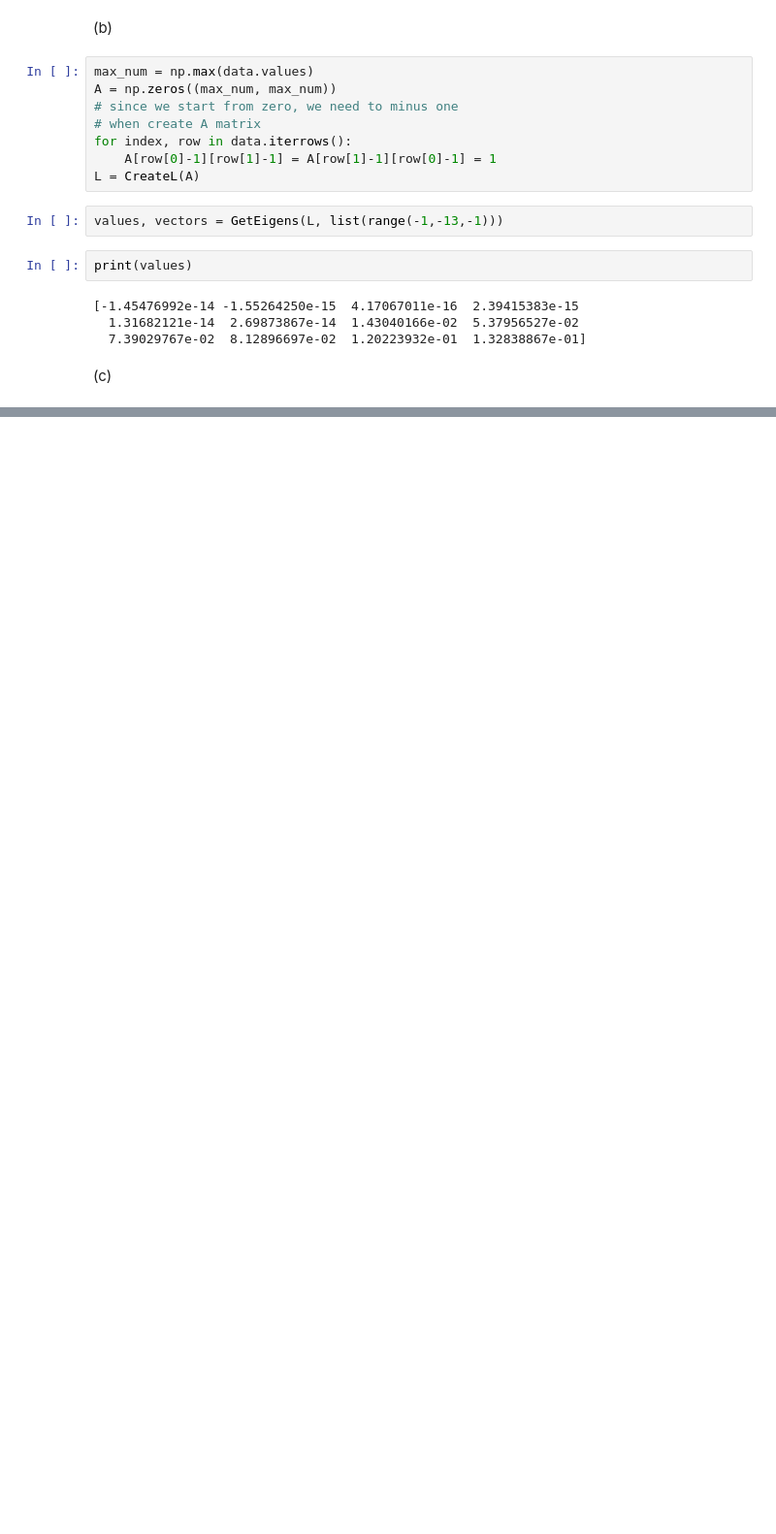
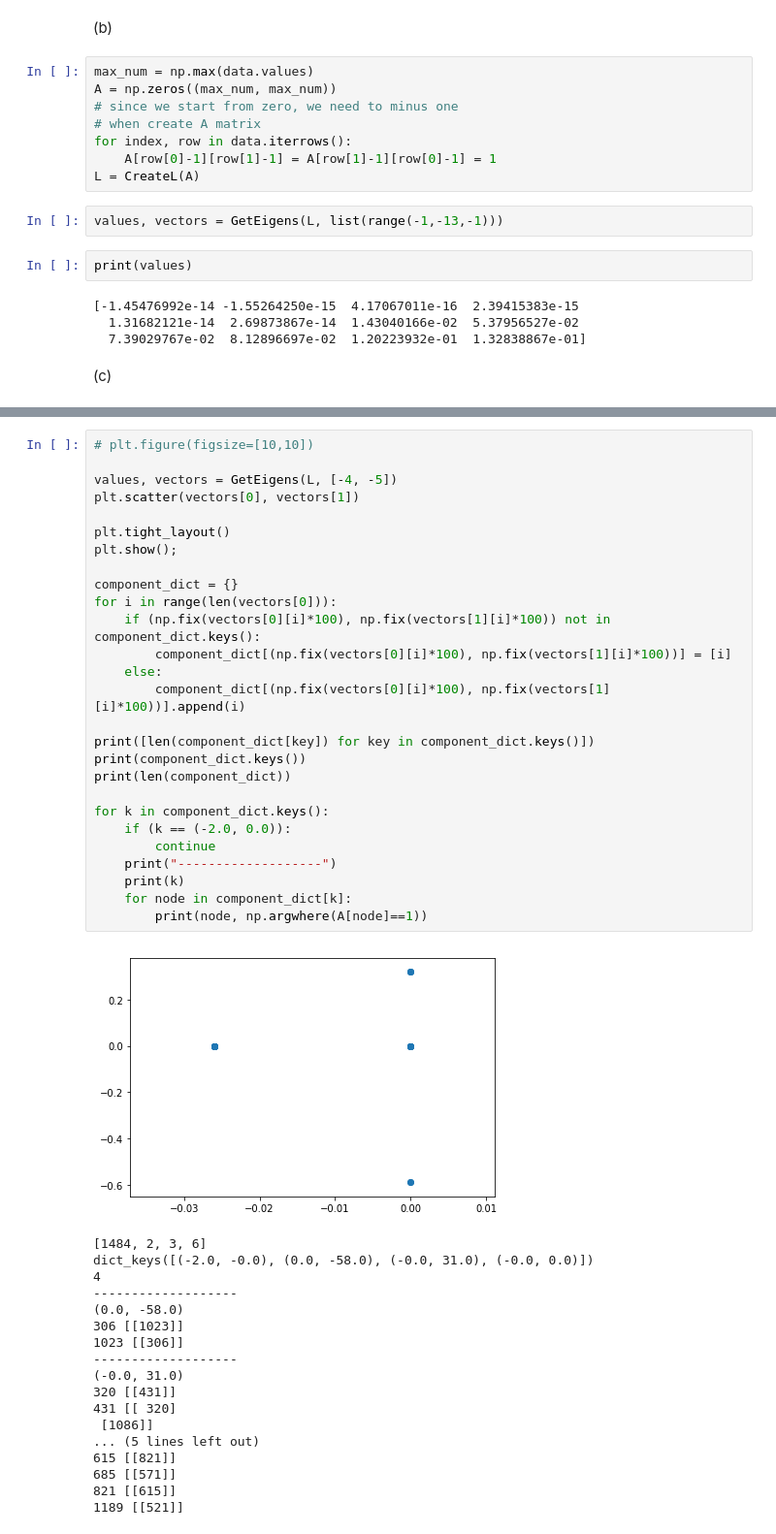
Before and after one commit to Skyraker2016/CS168, a Jupyter notebook: miniproject6/miniproject6.ipynb, the cells around one changed output, grey strips where cells are left out. Shown at 97% size. Drawn from its saved outputs; the diff is of its cells as text; blank space fills up the shorter version.

```diff
--- a/miniproject6/miniproject6.ipynb
+++ b/miniproject6/miniproject6.ipynb
@@ -217,0 +264,46 @@ don't know how to seperate.
+# %%
+# plt.figure(figsize=[10,10])
+
+values, vectors = GetEigens(L, [-4, -5])
+plt.scatter(vectors[0], vectors[1])
+
+plt.tight_layout()
+plt.show();
+
+component_dict = {}
+for i in range(len(vectors[0])):
+    if (np.fix(vectors[0][i]*100), np.fix(vectors[1][i]*100)) not in component_dict.keys():
+        component_dict[(np.fix(vectors[0][i]*100), np.fix(vectors[1][i]*100))] = [i]
+    else:
+        component_dict[(np.fix(vectors[0][i]*100), np.fix(vectors[1][i]*100))].append(i)
+
+print([len(component_dict[key]) for key in component_dict.keys()])
+print(component_dict.keys())
+print(len(component_dict))
+
+for k in component_dict.keys():
+    if (k == (-2.0, 0.0)):
+        continue
+    print("-------------------")
+    print(k)
+    for node in component_dict[k]:
+        print(node, np.argwhere(A[node]==1))
+# %% [output]
+[figure, added]
+[1484, 2, 3, 6]
+dict_keys([(-2.0, -0.0), (0.0, -58.0), (-0.0, 31.0), (-0.0, 0.0)])
+4
+-------------------
+(0.0, -58.0)
+306 [[1023]]
+1023 [[306]]
+-------------------
+(-0.0, 31.0)
+320 [[431]]
+431 [[ 320]
+ [1086]]
+... (5 lines left out)
+615 [[821]]
+685 [[571]]
+821 [[615]]
+1189 [[521]]
```
Also changed, not shown: parts of 15 cells of this notebook.
